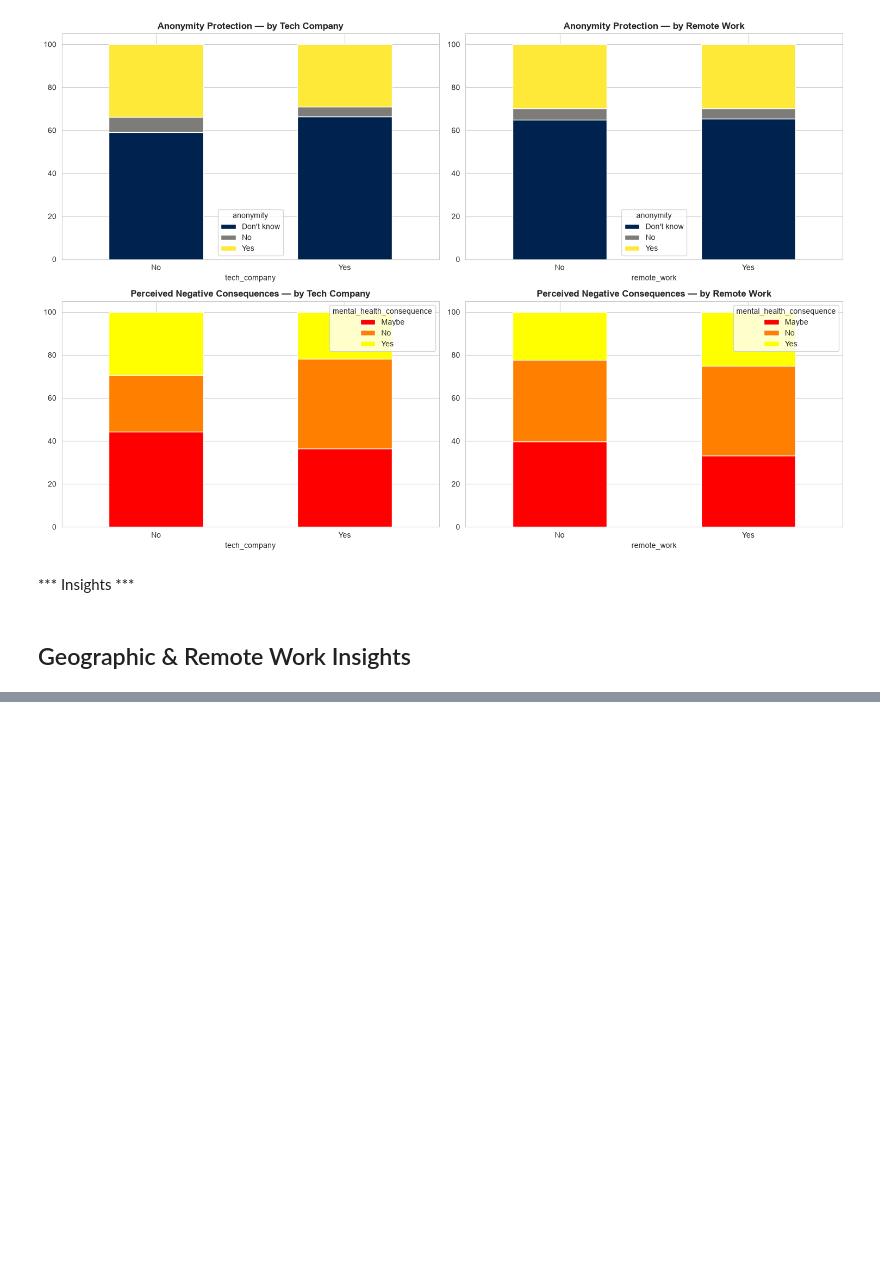
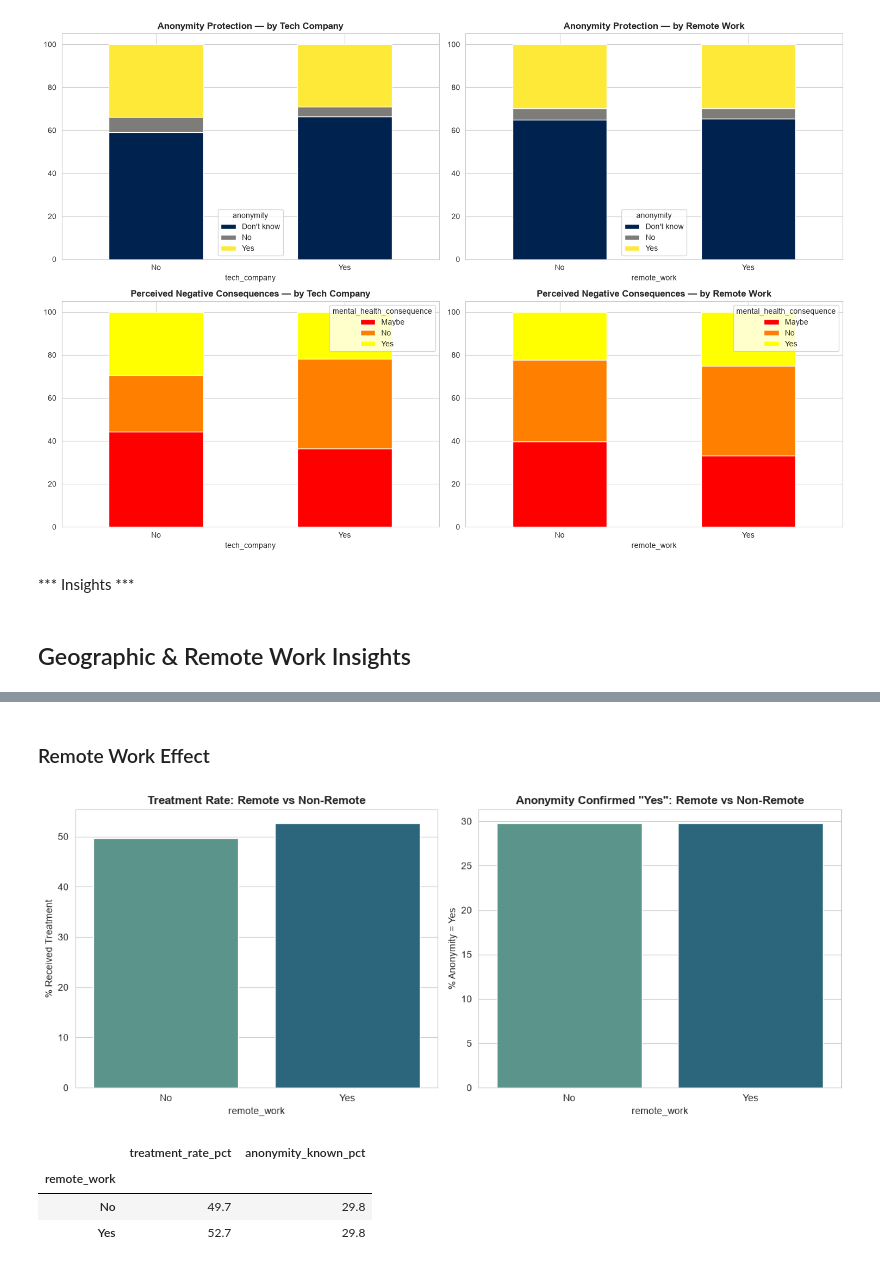
Before and after one commit to Engineer-purvesh18/Mental_Health_Analysis, a Jupyter notebook: analysis.ipynb, the cells around one changed output, grey strips where cells are left out. Drawn from its saved outputs; the diff is of its cells as text; code cells hidden in the pictures; blank space fills up the shorter version.

Commit message:
Insights on based on geography and remote work

```diff
--- a/analysis.ipynb
+++ b/analysis.ipynb
@@ -442,0 +476,29 @@ plt.show()
+# %% [markdown]
+###  Remote Work Effect
+# %%
+remote_compare = df_clean.groupby('remote_work').agg(
+    treatment_rate_pct=('treatment', lambda s: (s == 'Yes').mean() * 100),
+    anonymity_known_pct=('anonymity', lambda s: (s == 'Yes').mean() * 100)
+).round(1)
+
+fig, axes = plt.subplots(1, 2, figsize=(12, 5))
+sns.barplot(x=remote_compare.index, y=remote_compare['treatment_rate_pct'], hue=remote_compare.index,
+            palette='crest', legend=False, ax=axes[0])
+axes[0].set_title('Treatment Rate: Remote vs Non-Remote', fontweight='bold')
+axes[0].set_ylabel('% Received Treatment')
+
+sns.barplot(x=remote_compare.index, y=remote_compare['anonymity_known_pct'], hue=remote_compare.index,
+            palette='crest', legend=False, ax=axes[1])
+axes[1].set_title('Anonymity Confirmed "Yes": Remote vs Non-Remote', fontweight='bold')
+axes[1].set_ylabel('% Anonymity = Yes')
+
+plt.tight_layout()
+plt.show()
+
+remote_compare
+# %% [output]
+[figure, added]
+|  | treatment_rate_pct | anonymity_known_pct |
+| remote_work |  |  |
+| No | 49.7 | 29.8 |
+| Yes | 52.7 | 29.8 |
```
Also changed, not shown: parts of 1 cell of this notebook.
